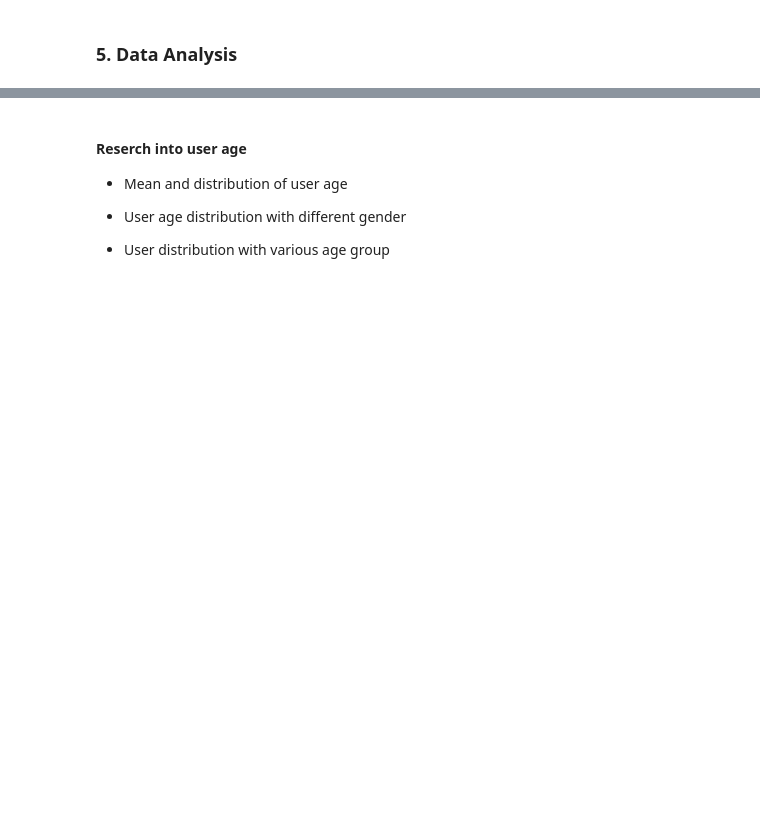
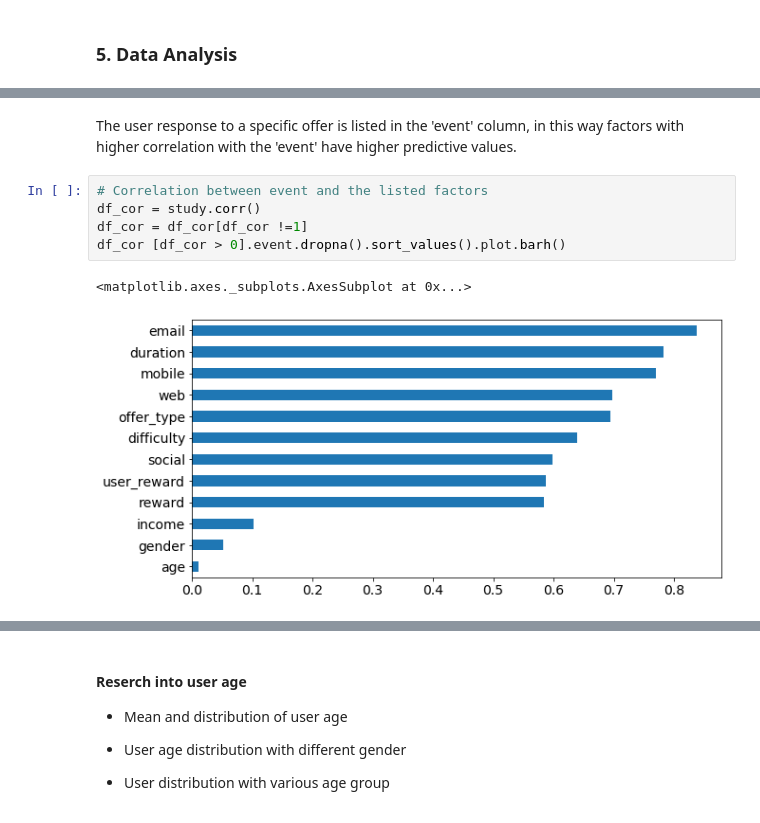
Before and after one commit to ZhuqingZhang0422/Starbucks-Capstone-Project, a Jupyter notebook: Starbucks_Capstone_notebook.ipynb, the cells around one changed output, grey strips where cells are left out. Cells and saved outputs as stored; diff of their text form; blank space fills up the shorter version.

```diff
--- a/Starbucks_Capstone_notebook.ipynb
+++ b/Starbucks_Capstone_notebook.ipynb
@@ -243,0 +246,10 @@ study.drop(index_remove, inplace=True)
+# %% [markdown]
+The user response to a specific offer is listed in the 'event' column, in this way factors with higher correlation with the 'event' have higher predictive values.
+# %%
+# Correlation between event and the listed factors
+df_cor = study.corr()
+df_cor = df_cor[df_cor !=1]
+df_cor [df_cor > 0].event.dropna().sort_values().plot.barh()
+# %% [output]
+<matplotlib.axes._subplots.AxesSubplot at 0x...>
+[figure, added]
```
Also changed, not shown: parts of 7 cells of this notebook.
